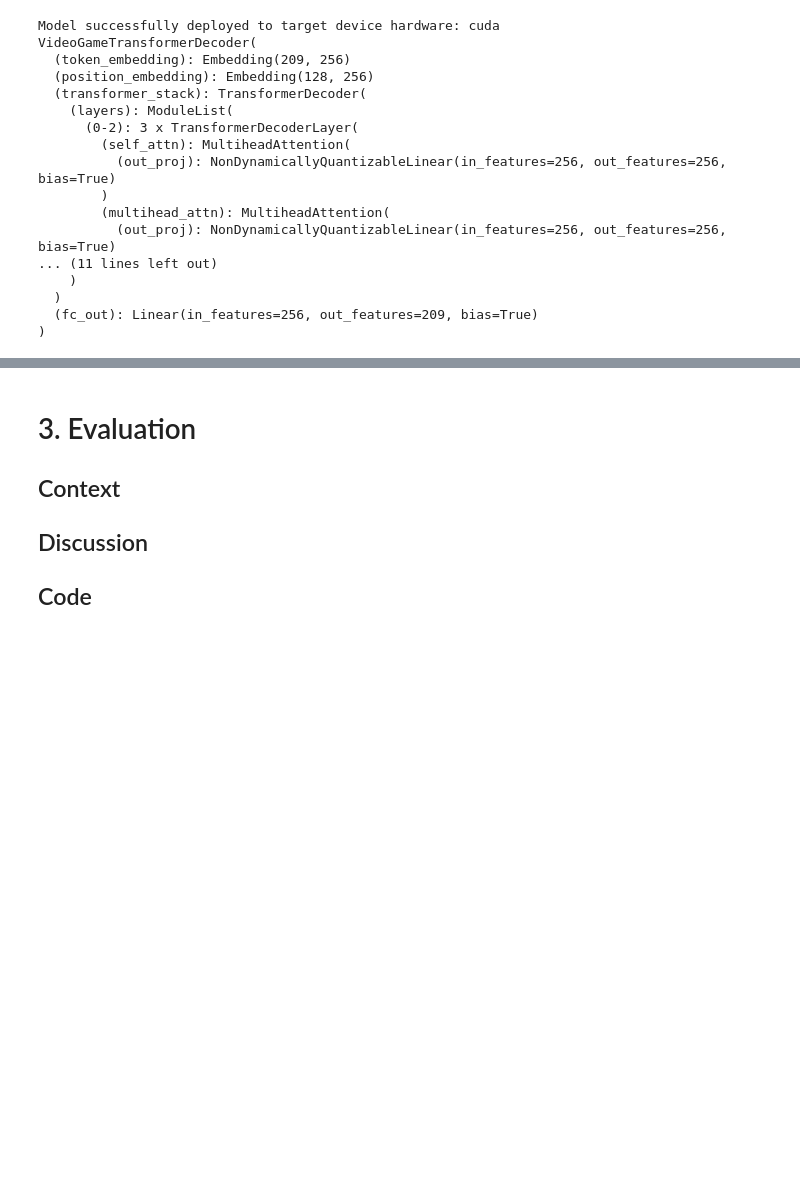
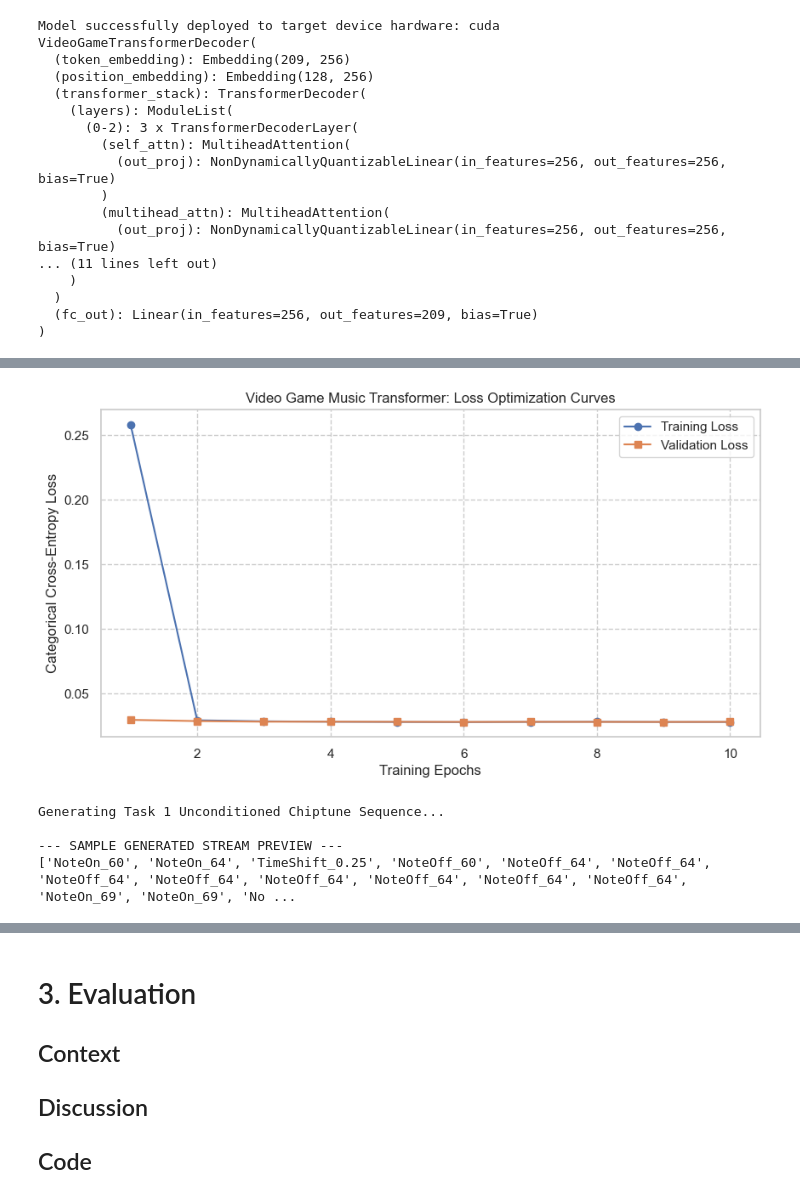
Before and after one commit to jvtang487/assignment2, a Jupyter notebook: workbook.ipynb, the cells around one changed output, grey strips where cells are left out. Drawn from its saved outputs; the diff is of its cells as text; code cells hidden in the pictures; blank space fills up the shorter version.

Commit message:
add task1 unconditioned gen

```diff
--- a/workbook.ipynb
+++ b/workbook.ipynb
@@ -766,8 +773,8 @@ MAX_SEQ_LEN = 128
 BATCH_SIZE = 256
 
 print("Slicing token streams into tensor window matrices...")
-train_dataset = VGMSequenceDataset(train_df['encoded_ids'], max_seq_len=MAX_SEQ_LEN, stride=16)
-test_dataset = VGMSequenceDataset(test_df['encoded_ids'], max_seq_len=MAX_SEQ_LEN, stride=16)
+train_dataset = VGMSequenceDataset(train_df['encoded_ids'], max_seq_len=MAX_SEQ_LEN, stride=64)
+test_dataset = VGMSequenceDataset(test_df['encoded_ids'], max_seq_len=MAX_SEQ_LEN, stride=64)
 
 train_loader = DataLoader(train_dataset, batch_size=BATCH_SIZE, shuffle=True, pin_memory=True)
 test_loader = DataLoader(test_dataset, batch_size=BATCH_SIZE, shuffle=False, pin_memory=True)
@@ -873,6 +880,7 @@ import torch
 import torch.nn as nn
 import torch.optim as optim
 import time
+from tqdm import tqdm
 
 # ---------------------------------------------------------
 # Define the loss function, ignoring padding tokens in loss calculation
@@ -884,15 +892,19 @@ optimizer = optim.AdamW(model.parameters(), lr=1e-3, weight_decay=0.01)
 # Learning rate scheduler helps stabilize training as convergence approaches
 scheduler = optim.lr_scheduler.ReduceLROnPlateau(optimizer, mode='min', factor=0.5, patience=2)
 
+scaler = torch.amp.GradScaler()  # For mixed precision training (if supported)
+
 def train_one_epoch(model, dataloader, optimizer, criterion, device):
     model.train()
     total_loss = 0.0
 
-    for batch_idx, (batch_X, batch_Y) in enumerate(dataloader):
+    progress_bar = tqdm(dataloader, desc="Training Batches", leave=False)
+
+    for batch_idx, (batch_X, batch_Y) in enumerate(progress_bar):
         batch_X, batch_Y = batch_X.to(device), batch_Y.to(device)
 
         # 1. Clear gradients from the previous batch
-        optimizer.zero_grad()
+        optimizer.zero_grad(set_to_none=True)  # More efficient than optimizer.zero_grad() in newer PyTorch versions
 
         # 2. Forward pass: compute vocabulary prediction logits
         # Shape: [Batch_Size, Seq_Len, Vocab_Size]
@@ -914,6 +926,9 @@ def train_one_epoch(model, dataloader, optimizer, criterion, device):
 
         total_loss += loss.item()
 
+        if batch_idx % 50 == 0:
+            progress_bar.set_postfix({"Batch Loss": f"{loss.item():.4f}"})
+
     return total_loss / len(dataloader)
 
 
@@ -963,0 +991,14 @@ Beginning optimization execution loop on cuda...
+# %%
+import matplotlib.pyplot as plt
+
+plt.figure(figsize=(10, 5))
+plt.plot(range(1, EPOCHS + 1), train_loss_history, label='Training Loss', marker='o')
+plt.plot(range(1, EPOCHS + 1), val_loss_history, label='Validation Loss', marker='s')
+plt.title('Video Game Music Transformer: Loss Optimization Curves')
+plt.xlabel('Training Epochs')
+plt.ylabel('Categorical Cross-Entropy Loss')
+plt.grid(True, linestyle='--')
+plt.legend()
+plt.show()
+# %% [output]
+[figure, added]
@@ -963,0 +1046,31 @@ Beginning optimization execution loop on cuda...
+# %%
+# Create an initial seed token phrase to establish your vintage arcade key signature
+seed = ["NoteOn_60", "NoteOn_64", "TimeShift_0.25", "NoteOff_60", "NoteOff_64"]
+# A rapid, ascending C-Major triad (C4 -> E4 -> G4)
+overworld_seed = [
+    "NoteOn_60", "TimeShift_0.25", "NoteOff_60", # C4
+    "NoteOn_64", "TimeShift_0.25", "NoteOff_64", # E4
+    "NoteOn_67", "TimeShift_0.25", "NoteOff_67"  # G4
+]
+# A low, creeping bass movement (A2 -> B-flat2) held for a longer duration
+dungeon_seed = [
+    "NoteOn_45", "TimeShift_0.50", "NoteOff_45", # Low A2
+    "NoteOn_46", "TimeShift_0.50", "NoteOff_46"  # Low B-flat2 (Creates tension)
+]
+# An A-Minor chord struck aggressively for a brief window
+boss_seed = [
+    "NoteOn_57", "NoteOn_60", "NoteOn_64",        # A-Minor Triad playing at once
+    "TimeShift_0.25",
+    "NoteOff_57", "NoteOff_60", "NoteOff_64"
+]
+
+print("Generating Task 1 Unconditioned Chiptune Sequence...")
+generated_track_strings = generate_music_sequence(model, vgm_tokenizer, seed_tokens=seed, max_gen_len=1000, temperature=0.85)
+
+print("\n--- SAMPLE GENERATED STREAM PREVIEW ---")
+print(generated_track_strings[:15])
+# %% [output]
+Generating Task 1 Unconditioned Chiptune Sequence...
+
+--- SAMPLE GENERATED STREAM PREVIEW ---
+['NoteOn_60', 'NoteOn_64', 'TimeShift_0.25', 'NoteOff_60', 'NoteOff_64', 'NoteOff_64', 'NoteOff_64', 'NoteOff_64', 'NoteOff_64', 'NoteOff_64', 'NoteOff_64', 'NoteOff_64', 'NoteOn_69', 'NoteOn_69', 'No ...
```
Also changed, not shown: parts of 5 cells of this notebook, 1 other file.
